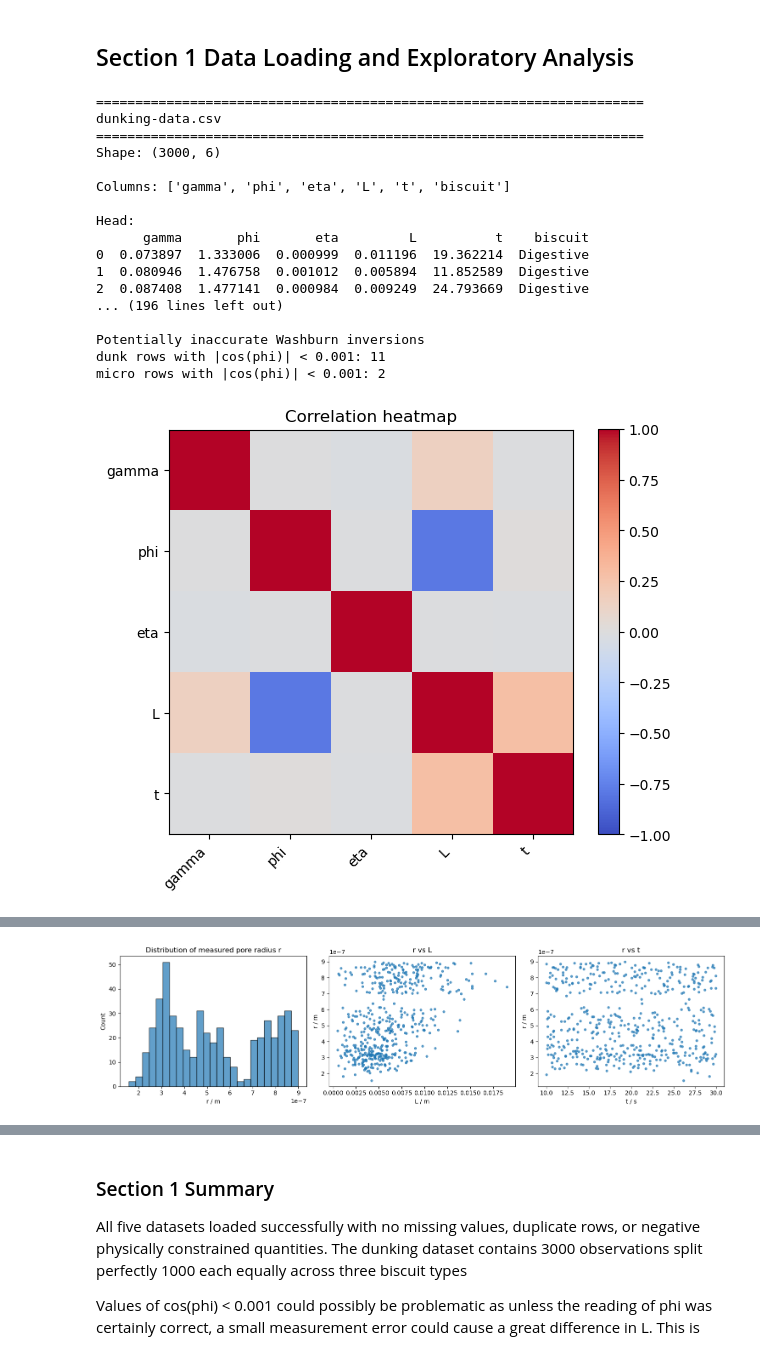
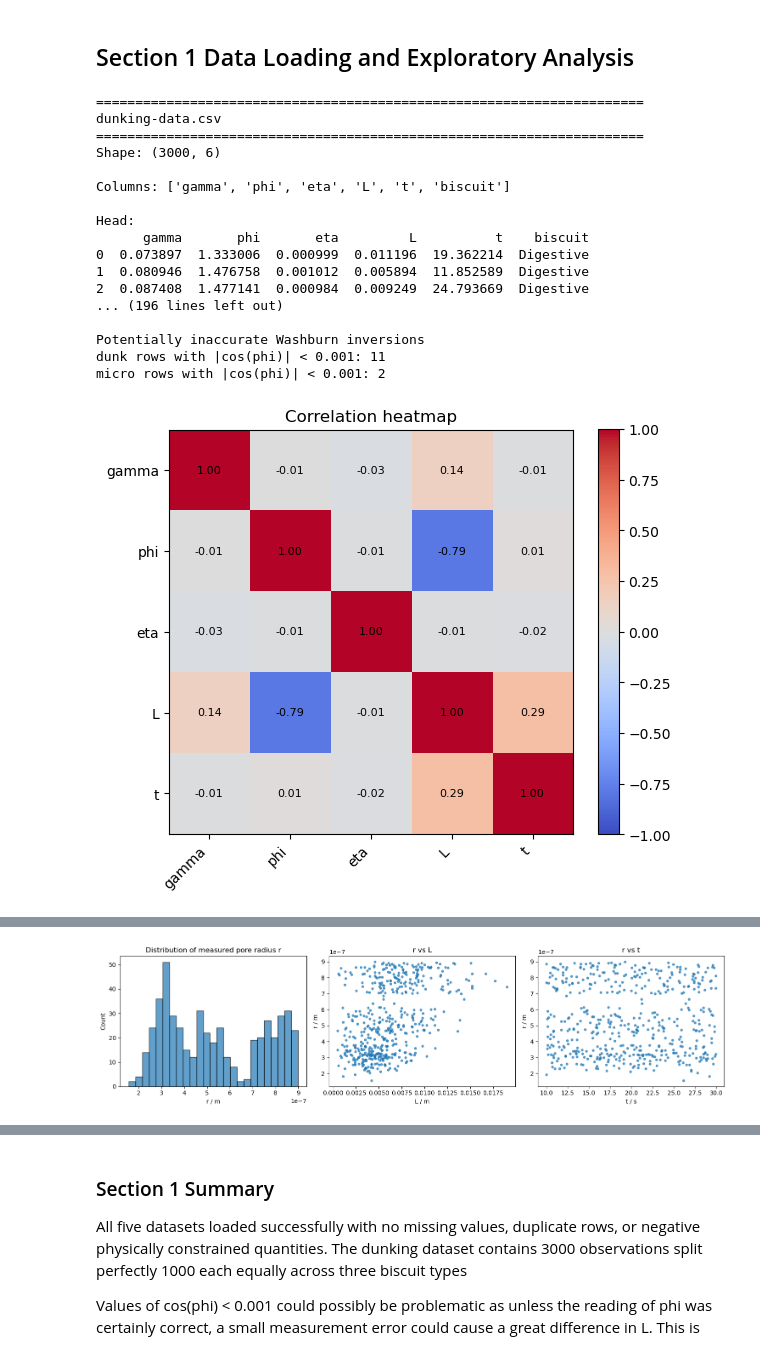
Before and after one commit to nickhardman3/Y4_Biscuit_Dunking, a Jupyter notebook: Assignment2.ipynb, the cells around one changed output, grey strips where cells are left out. Cells and saved outputs as stored; diff of their text form; code cells hidden in the pictures.

```diff
--- a/Assignment2.ipynb
+++ b/Assignment2.ipynb
@@ -118,6 +118,9 @@ corr = dunk[corr_cols].corr()
 
 fig, ax = plt.subplots(figsize=(6, 5))
 im = ax.imshow(corr, cmap="coolwarm", vmin=-1, vmax=1)
+for i in range(len(corr_cols)):
+    for j in range(len(corr_cols)):
+        ax.text(j, i, f"{corr.iloc[i, j]:.2f}", ha="center", va="center", fontsize=8, color="black")
 ax.set_xticks(range(len(corr_cols)))
 ax.set_yticks(range(len(corr_cols)))
 ax.set_xticklabels(corr_cols, rotation=45, ha="right")
@@ -173,34 +176,34 @@ axes[2].set_ylabel("r / m")
 plt.tight_layout()
 plt.show()
 
 fig, ax = plt.subplots(figsize=(8, 6)) #blind time data
 for name, df in blind_samples.items():
     ax.errorbar(df["t"], df["L"], yerr=df["dL"], fmt="o-", capsize=3, label=name)
 ax.set_title("Time-resolved blind biscuit soaking data")
 ax.set_xlabel("t / s")
 ax.set_ylabel("L / m")
 ax.legend()
 plt.tight_layout()
 plt.show()
 # %% [output]
 ======================================================================
 dunking-data.csv
 ======================================================================
 Shape: (3000, 6)
 
 Columns: ['gamma', 'phi', 'eta', 'L', 't', 'biscuit']
 
 Head:
       gamma       phi       eta         L          t    biscuit
 0  0.073897  1.333006  0.000999  0.011196  19.362214  Digestive
 1  0.080946  1.476758  0.001012  0.005894  11.852589  Digestive
 2  0.087408  1.477141  0.000984  0.009249  24.793669  Digestive
 ... (196 lines left out)
 
 Potentially inaccurate Washburn inversions
 dunk rows with |cos(phi)| < 0.001: 11
 micro rows with |cos(phi)| < 0.001: 2
-[figure, old version]
+[figure, new version]
 [figure]
 [figure]
 [figure]
```
